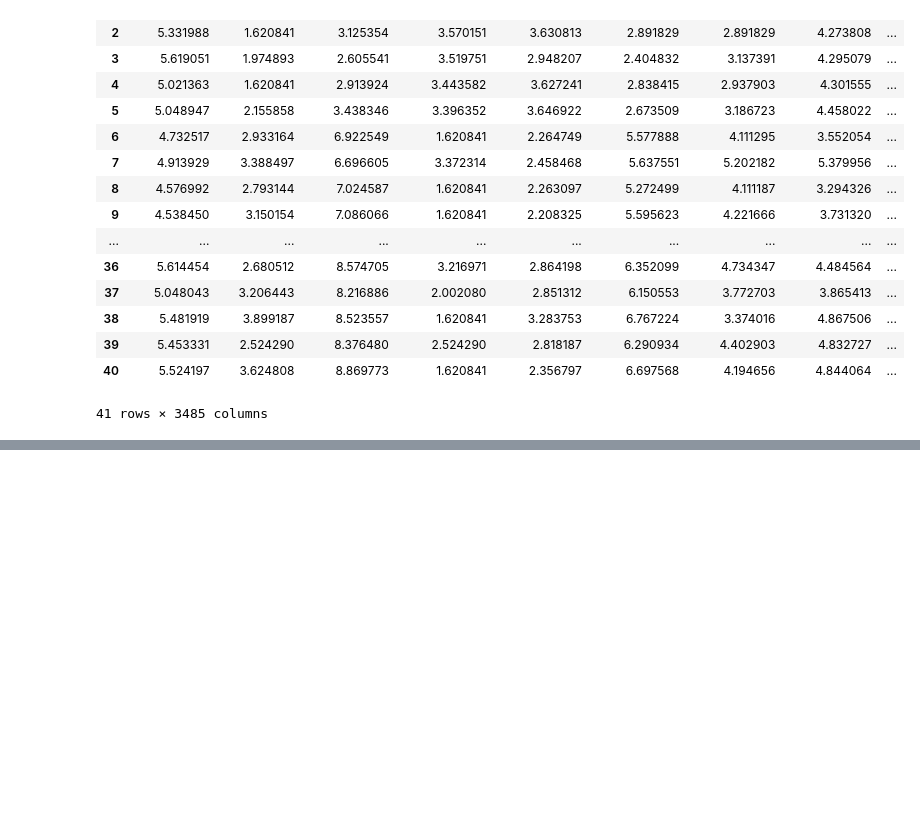
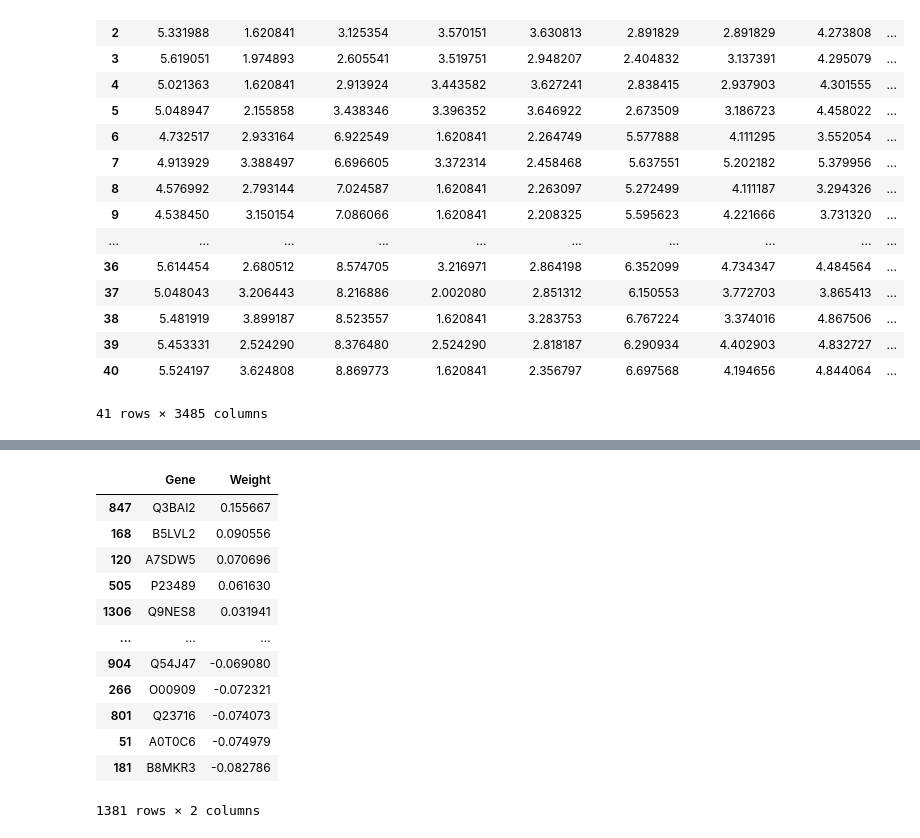
Before and after one commit to nelson123-lab/Bioinformatics, a Jupyter notebook: Final Project/project_bio.ipynb, the cells around one changed output, grey strips where cells are left out. Saved outputs shown, nothing was run; the diff lists cells and outputs as text; code cells hidden in the pictures; blank space fills up the shorter version.

```diff
--- a/Final Project/project_bio.ipynb
+++ b/Final Project/project_bio.ipynb
@@ -142,0 +226,67 @@ Quadratic Discrimiant Analysis Test Set Accuracy: 0.7777777777777778
+# %%
+corr_matrix = df.drop('Host', axis=1).corr().abs()
+upper = corr_matrix.where(np.triu(np.ones(corr_matrix.shape), k=1).astype(bool))
+to_drop = [column for column in upper.columns if any(upper[column] > 0.9)]
+df_filtered = df.drop(columns=to_drop)
+
+# Remove constant features
+df_filtered = df_filtered.loc[:, df_filtered.apply(pd.Series.nunique) != 1]
+
+# Prepare data for modeling
+y = df_filtered['Host']
+X = df_filtered.drop(['Host'], axis=1)
+
+# Split the data into training and testing sets
+X_train, X_test, y_train, y_test = train_test_split(X, y, test_size=0.2, stratify=y, random_state=41)
+
+
+
+# Apply PCA to reduce dimensionality
+pca = PCA()
+X_train_pca = pca.fit_transform(X_train)
+
+# Determine the number of components to retain a certain percentage of variance (e.g., 95%)
+cumulative_explained_variance = np.cumsum(pca.explained_variance_ratio_)
+n_components = np.argmax(cumulative_explained_variance >= 0.65) + 1
+
+# Apply PCA again with the selected number of components
+n_components = min(X_train.shape[0], X_train.shape[1])
+pca = PCA(n_components=n_components)
+X_train_pca = pca.fit_transform(X_train)
+X_test_pca = pca.transform(X_test)
+print("Number of features:", n_components)
+
+# Train QDA and evaluate
+qda = QuadraticDiscriminantAnalysis()
+cv_scores = cross_val_score(qda, X_train_pca, y_train, cv=5, scoring='accuracy')
+print("Cross-validated Accuracy:", round(cv_scores.mean(),4))
+qda.fit(X_train_pca, y_train)
+y_pred = qda.predict(X_test_pca)
+test_accuracy = accuracy_score(y_test, y_pred)
+print("Test Set Accuracy:", round(test_accuracy,4))
+classification_rep = classification_report(y_test, y_pred)
+print("Classification Report:\n", classification_rep)
+
+# Calculate and print error rate
+error_rate = 1 - test_accuracy
+print("Error Rate:", round(error_rate,4))
+
+# Calculate correlation coefficients for each gene
+correlation_values = df.drop('Host', axis=1).apply(lambda gene: pearsonr(gene, df['Host'])[0])
+
+# Get the top 2 positively and negatively correlated genes
+top_pos_correlated_genes = correlation_values.abs().nlargest(2).index
+top_neg_correlated_genes = correlation_values.abs().nsmallest(2).index
+
+# Print gene names
+print("Top 2 positively correlated genes:")
+print(top_pos_correlated_genes)
+
+print("\nTop 2 negatively correlated genes:")
+print(top_neg_correlated_genes)
+
+# Get the most influential genes from the first principal component
+most_influential_genes = pd.DataFrame({'Gene': X.columns, 'Weight': pca.components_[0]})
+most_influential_genes = most_influential_genes.sort_values(by='Weight', ascending=False)
+display(most_influential_genes)
+# %% [output]
@@ -142,0 +312,13 @@ Quadratic Discrimiant Analysis Test Set Accuracy: 0.7777777777777778
+|  | Gene | Weight |
+| 847 | Q3BAI2 | 0.155667 |
+| 168 | B5LVL2 | 0.090556 |
+| 120 | A7SDW5 | 0.070696 |
+| 505 | P23489 | 0.061630 |
+| 1306 | Q9NES8 | 0.031941 |
+| ... | ... | ... |
+| 904 | Q54J47 | -0.069080 |
+| 266 | O00909 | -0.072321 |
+| 801 | Q23716 | -0.074073 |
+| 51 | A0T0C6 | -0.074979 |
+| 181 | B8MKR3 | -0.082786 |
+1381 rows × 2 columns
```
Also changed, not shown: parts of 8 cells of this notebook, 8 other files.
